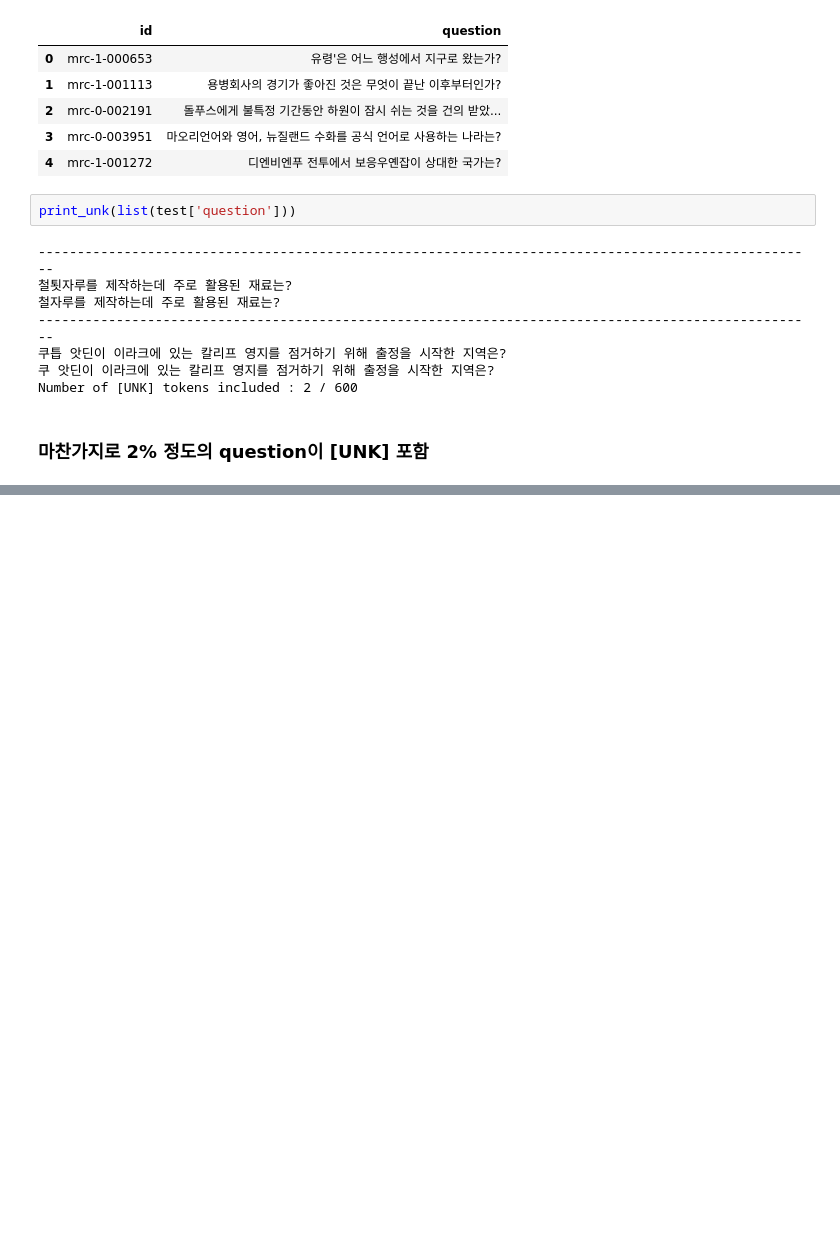
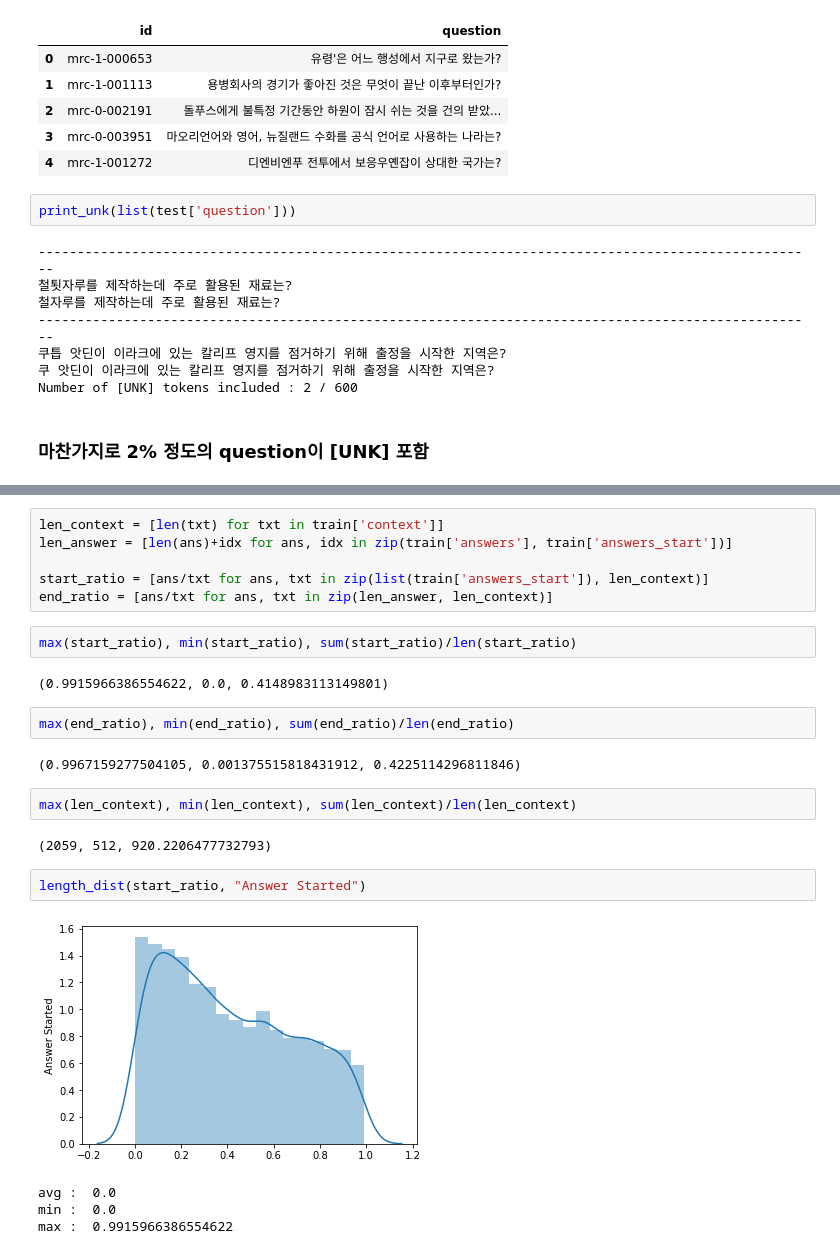
Before and after one commit to boostcampaitech2/mrc-level2-nlp-07, a Jupyter notebook: code/explore_dataset.ipynb, the cells around one changed output, grey strips where cells are left out. Saved outputs shown, nothing was run; the diff lists cells and outputs as text; blank space fills up the shorter version.

```diff
--- a/code/explore_dataset.ipynb
+++ b/code/explore_dataset.ipynb
@@ -435,0 +444,25 @@ test.to_csv("./test.csv")
+# %%
+len_context = [len(txt) for txt in train['context']]
+len_answer = [len(ans)+idx for ans, idx in zip(train['answers'], train['answers_start'])]
+
+start_ratio = [ans/txt for ans, txt in zip(list(train['answers_start']), len_context)]
+end_ratio = [ans/txt for ans, txt in zip(len_answer, len_context)]
+# %%
+max(start_ratio), min(start_ratio), sum(start_ratio)/len(start_ratio)
+# %% [output]
+(0.9915966386554622, 0.0, 0.4148983113149801)
+# %%
+max(end_ratio), min(end_ratio), sum(end_ratio)/len(end_ratio)
+# %% [output]
+(0.9967159277504105, 0.001375515818431912, 0.4225114296811846)
+# %%
+max(len_context), min(len_context), sum(len_context)/len(len_context)
+# %% [output]
+(2059, 512, 920.2206477732793)
+# %%
+length_dist(start_ratio, "Answer Started")
+# %% [output]
+[figure, added]
+avg :  0.0
+min :  0.0
+max :  0.9915966386554622
```
Also changed, not shown: parts of 7 cells of this notebook, 25 other files.
